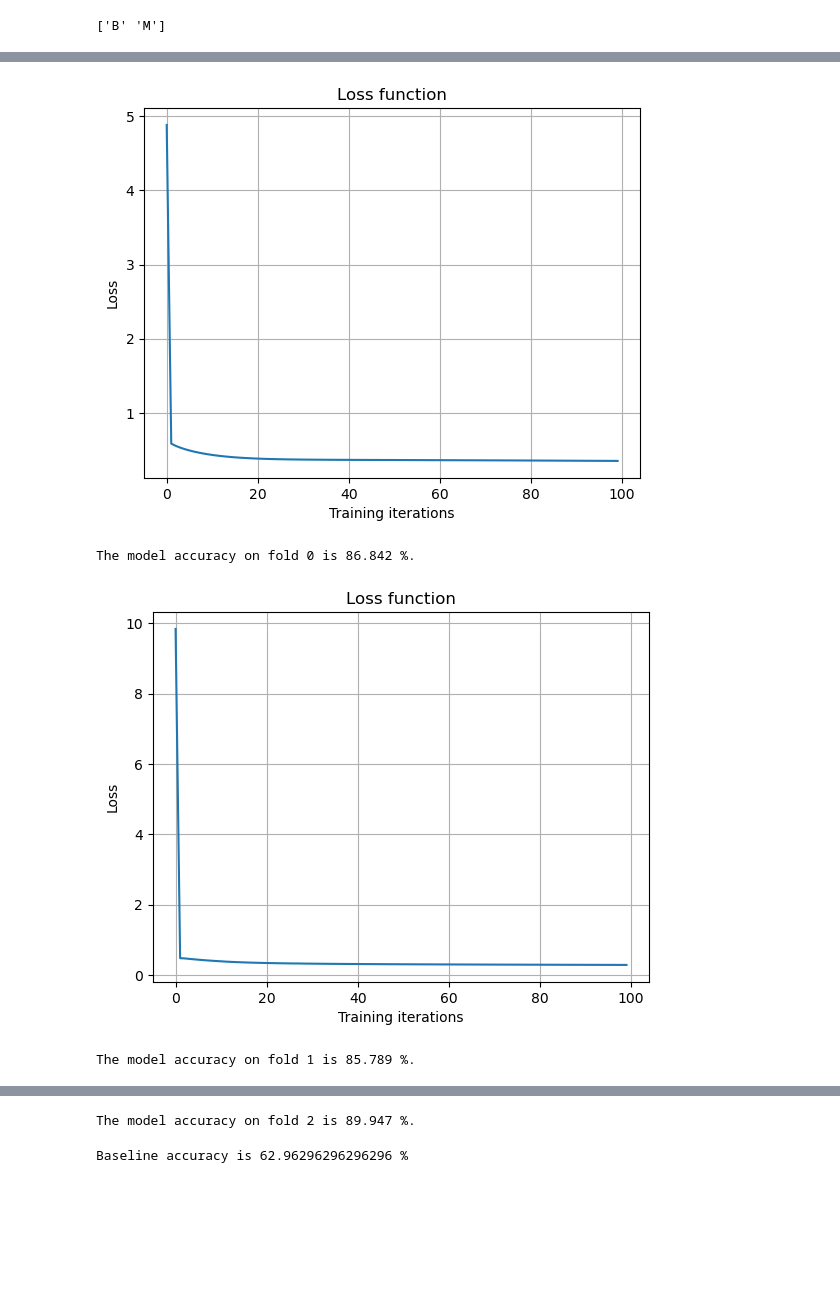
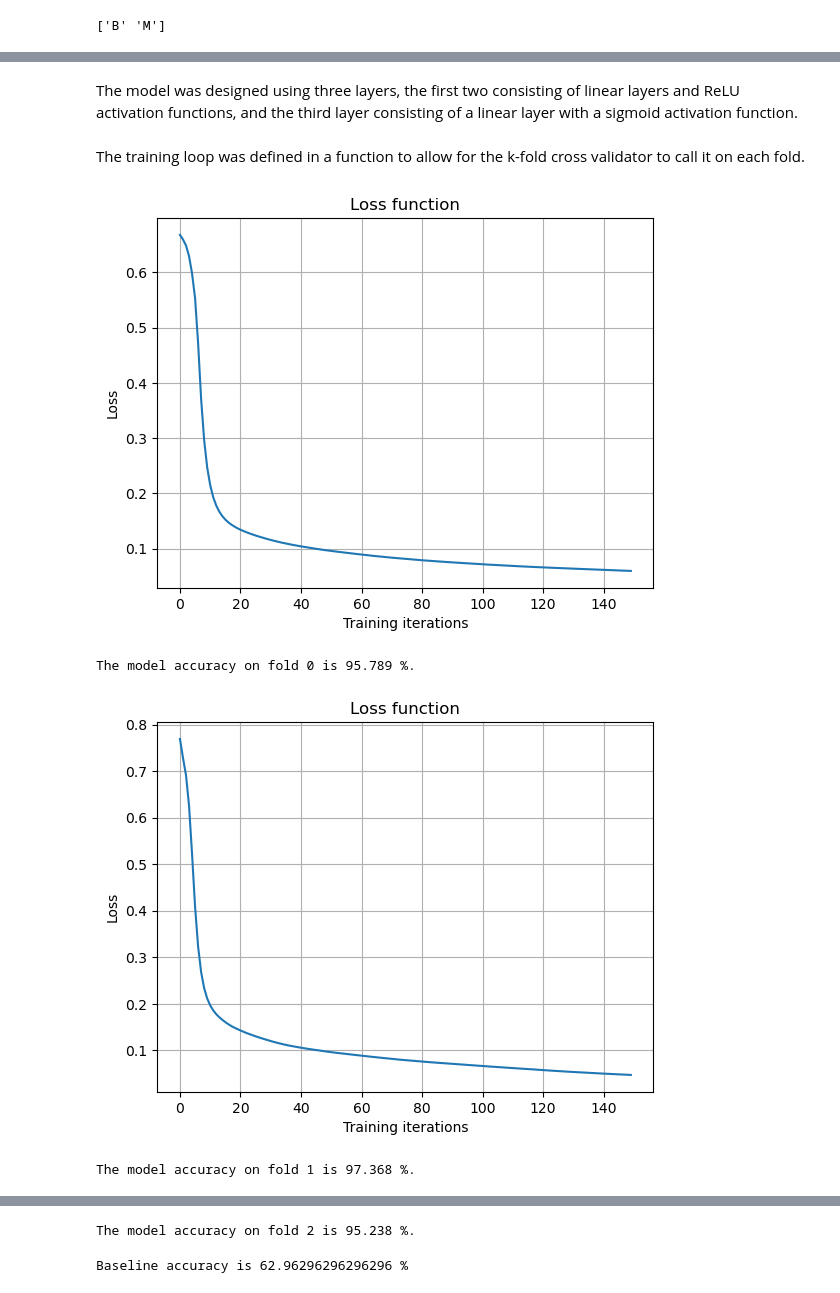
Before and after one commit to mwaterman09/Data_Analysis, a Jupyter notebook: Cancer Classification.ipynb, the cells around one changed output, grey strips where cells are left out. Saved outputs shown, nothing was run; the diff lists cells and outputs as text; code cells hidden in the pictures; blank space fills up the shorter version.

```diff
--- a/Cancer Classification.ipynb
+++ b/Cancer Classification.ipynb
@@ -80,6 +88,10 @@ print(encoder.classes_)
 # %%
 # stratified k-fold cross validator
 skf = StratifiedKFold(n_splits=3, shuffle=True)
+# scaler = StandardScaler()
+scaler = RobustScaler()
+# %% [markdown]
+The model was designed using three layers, the first two consisting of linear layers and ReLU activation functions, and the third layer consisting of a linear layer with a sigmoid activation function.
 # %%
 # create model class
 class CancerModel(nn.Module):
@@ -109,12 +123,14 @@ class CancerModel(nn.Module):
 
 
         return yhat
+# %% [markdown]
+The training loop was defined in a function to allow for the k-fold cross validator to call it on each fold.
 # %%
 # wrap training loop in a function
 
 def train(X_train, y_train, model):
 
-    epochs = 100
+    epochs = 150
     total_loss = []
 
 
@@ -157,6 +173,11 @@ for i, (train_index, test_index) in enumerate(skf.split(X, y)):
     # define train/test splits
     X_train, y_train = X[train_index], y[train_index]
     X_test, y_test = X[test_index], y[test_index]
+
+    # apply feature scaling
+    scaler.fit(X_train)
+    X_train = scaler.transform(X_train)
+    X_test = scaler.transform(X_test)
 
     # create tensors
     X_train_tensor = torch.as_tensor(X_train, dtype=torch.float32)
@@ -166,36 +187,36 @@ for i, (train_index, test_index) in enumerate(skf.split(X, y)):
 
 
     # define model parameters
     n_samples, n_features = X_train_tensor.shape
     input_size = n_features
-    hidden_size = 12
+    hidden_size = 6
     output_size = 1
 
     # define model
     model = CancerModel(input_size, hidden_size, output_size)
     criterion = nn.BCELoss()
-    optimizer = torch.optim.Adam(model.parameters(), lr = 0.0001)
+    optimizer = torch.optim.Adam(model.parameters(), lr = 0.0002)
 
     # train model
     train(X_train_tensor, y_train_tensor, model)
 
     # make predictions
     prediction = model(X_test_tensor).detach().numpy()
     prediction = prediction.round() # round to either 0 or 1
     prediction = prediction.squeeze(1)
 
     # evaluate predictions
     n_correct = 0.0
 
     for l, m in zip(prediction, y_test_tensor):
 
         if l == m:
             n_correct += 1
 
     accuracy = (n_correct/len(y_test))*100
     print(f'The model accuracy on fold {i} is {accuracy:.3f} %.')
 # %% [output]
-[figure, old version]
+[figure, new version]
-The model accuracy on fold 0 is 86.842 %.
+The model accuracy on fold 0 is 95.789 %.
-[figure, old version]
+[figure, new version]
-The model accuracy on fold 1 is 85.789 %.
+The model accuracy on fold 1 is 97.368 %.
@@ -203,4 +224,4 @@ The model accuracy on fold 1 is 85.789 %.
-The model accuracy on fold 2 is 89.947 %.
+The model accuracy on fold 2 is 95.238 %.
 # %%
 # save model
 # torch.save(model.state_dict(), './cancer_classifier_model.pth')
```
Also changed, not shown: parts of 9 cells of this notebook, 1 other file.
